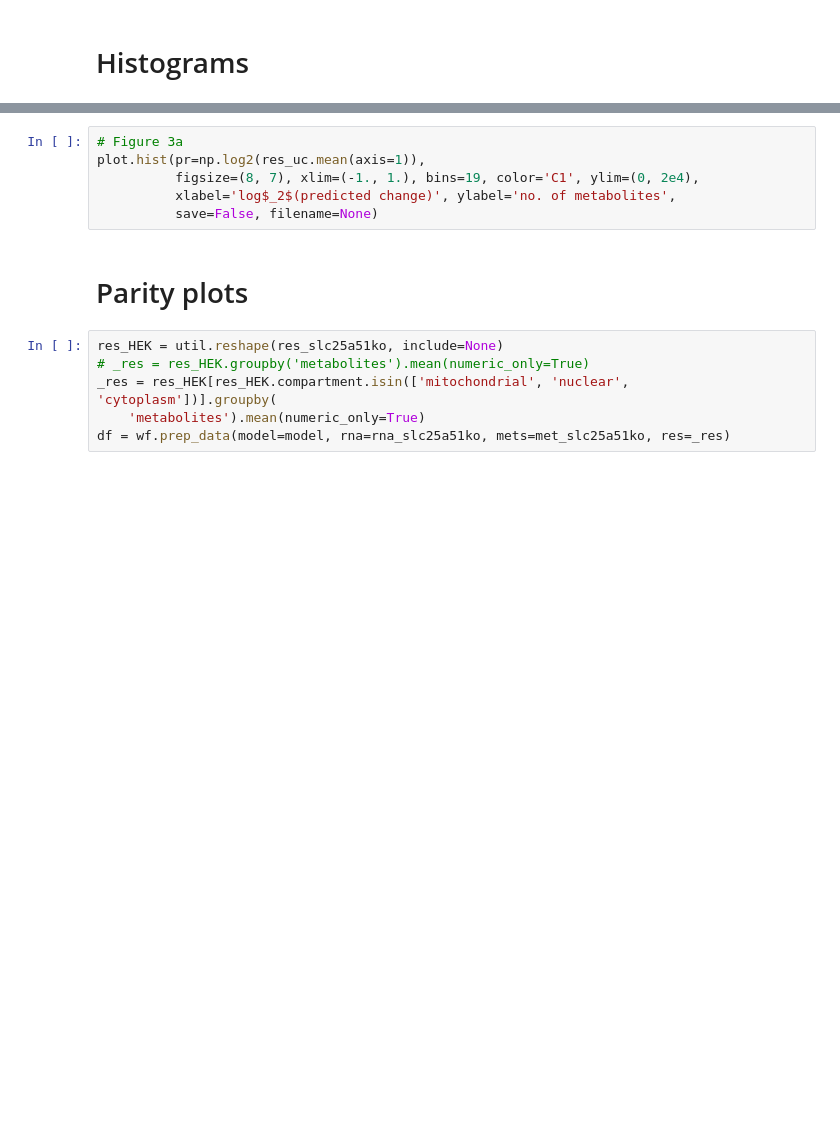
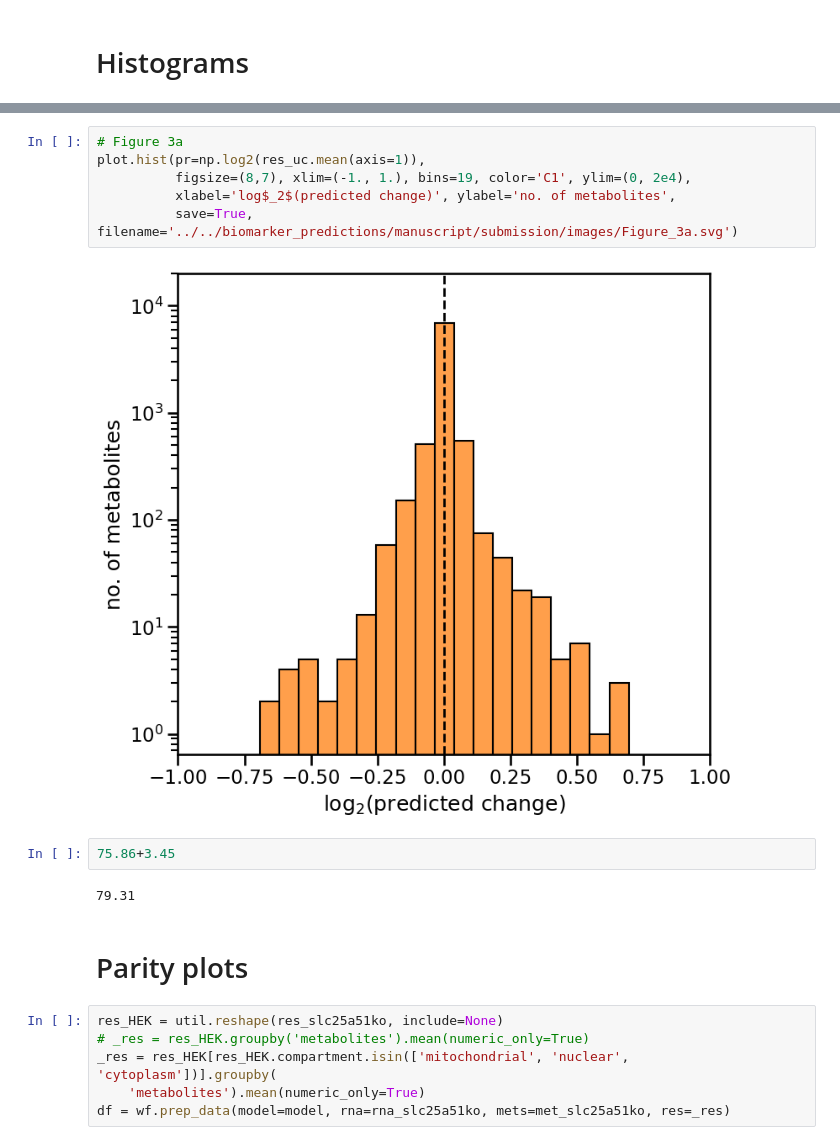
Before and after one commit to MolecularBioinformatics/prm_manuscript, a Jupyter notebook: jupyter_notebooks/figures_main_text.ipynb, the cells around one changed output, grey strips where cells are left out. Drawn from its saved outputs; the diff is of its cells as text; blank space fills up the shorter version.

```diff
--- a/jupyter_notebooks/figures_main_text.ipynb
+++ b/jupyter_notebooks/figures_main_text.ipynb
@@ -40,9 +49,15 @@ plot.hist(pr=np.log2(res_slc25a51ko.mean(axis=1)), bins=11, figsize=(8, 7), xlim
 # %%
 # Figure 3a
 plot.hist(pr=np.log2(res_uc.mean(axis=1)),
-          figsize=(8, 7), xlim=(-1., 1.), bins=19, color='C1', ylim=(0, 2e4),
+          figsize=(8,7), xlim=(-1., 1.), bins=19, color='C1', ylim=(0, 2e4),
           xlabel='log$_2$(predicted change)', ylabel='no. of metabolites',
-          save=False, filename=None)
+          save=True, filename='../../biomarker_predictions/manuscript/submission/images/Figure_3a.svg')
+# %% [output]
+[figure, added]
+# %%
+75.86+3.45
+# %% [output]
+79.31
 # %% [markdown]
 # Parity plots
 # %%
```
Also changed, not shown: parts of 16 cells of this notebook, 25 other files.
